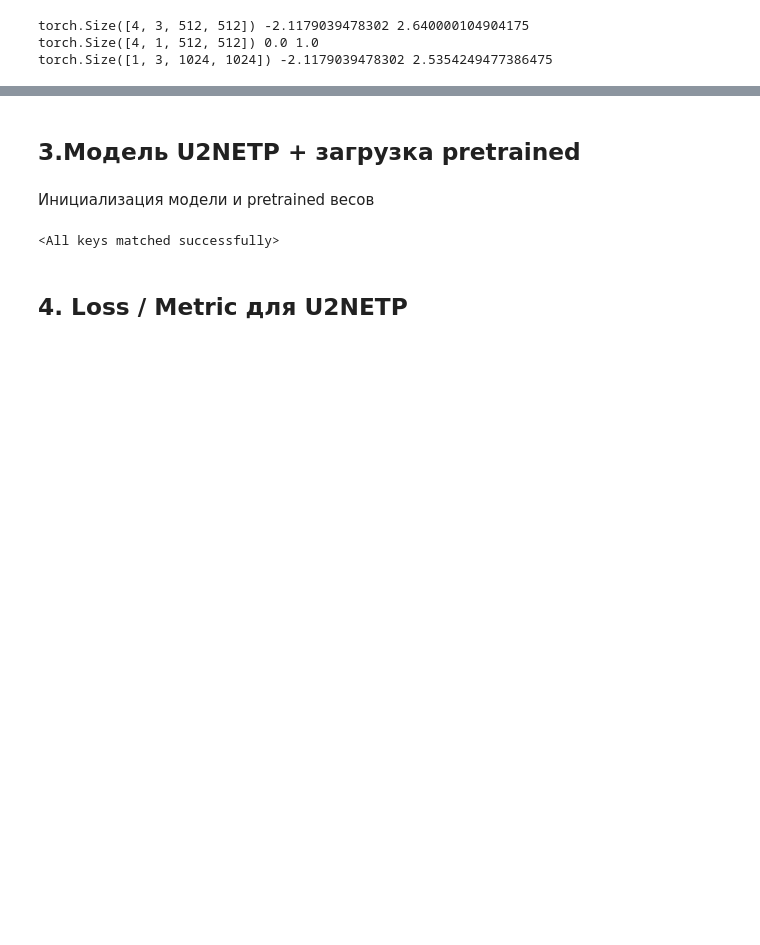
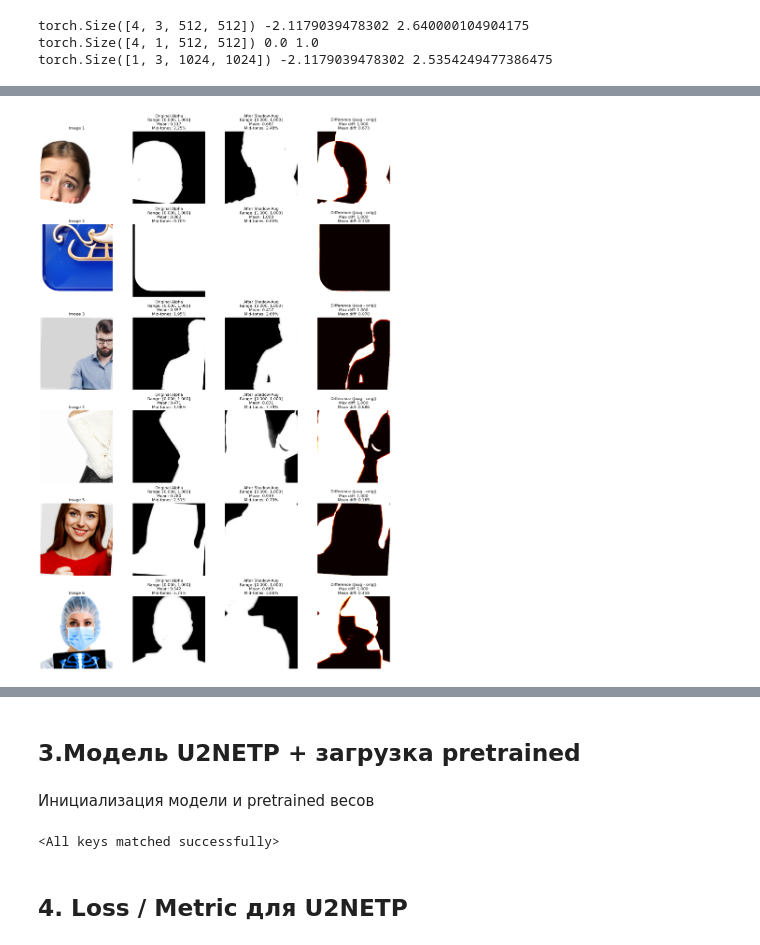
Before and after one commit to DEsterossa/Ecom_CV, a Jupyter notebook: 00_pipeline.ipynb, the cells around one changed output, grey strips where cells are left out. Drawn from its saved outputs; the diff is of its cells as text; code cells hidden in the pictures; blank space fills up the shorter version.

```diff
--- a/00_pipeline.ipynb
+++ b/00_pipeline.ipynb
@@ -309,0 +327,96 @@ torch.Size([1, 3, 1024, 1024]) -2.1179039478302 2.5354249477386475
+# %%
+# Визуализация shadow-as-alpha аугментации: сравнение оригинальных и затемнённых масок
+import matplotlib.pyplot as plt
+import numpy as np
+import torch
+from PIL import Image
+import pandas as pd
+from pathlib import Path
+
+def denorm_img(x):
+    # x: [3,H,W] нормализованное -> [H,W,3] в [0,1]
+    x = x.detach().cpu()
+    # Обратная нормализация ImageNet
+    mean = torch.tensor([0.485, 0.456, 0.406]).view(3, 1, 1)
+    std = torch.tensor([0.229, 0.224, 0.225]).view(3, 1, 1)
+    x = x * std + mean
+    x = x.clamp(0, 1)
+    return x.permute(1, 2, 0).numpy()
+
+# Загружаем CSV для прямого доступа к изображениям
+train_csv = pd.read_csv(TRAIN_CSV)
+n_show = min(6, len(train_csv))
+
+# Создаём временный датасет БЕЗ shadow-as-alpha для сравнения
+from torchvision import transforms
+temp_ds_no_shadow = CsvAlphaDataset(TRAIN_CSV, size=TRAIN_SIZE, augment=train_aug, limit=LIMIT_DATA,
+                                     shadow_aug_p=0.0)  # Отключаем shadow-as-alpha
+temp_loader_no_shadow = DataLoader(temp_ds_no_shadow, batch_size=1, shuffle=False, num_workers=0)
+
+# Создаём датасет С shadow-as-alpha
+temp_ds_with_shadow = CsvAlphaDataset(TRAIN_CSV, size=TRAIN_SIZE, augment=train_aug, limit=LIMIT_DATA,
+                                      shadow_aug_p=0.6, shadow_strength_range=(0.06, 0.18),
+                                      shadow_width_iters_range=(4, 10))
+temp_loader_with_shadow = DataLoader(temp_ds_with_shadow, batch_size=1, shuffle=True, num_workers=0)
+
+fig, axes = plt.subplots(n_show, 4, figsize=(16, 4 * n_show))
+
+for idx in range(n_show):
+    # Берём один и тот же индекс из обоих загрузчиков
+    # Для этого используем фиксированный seed или берём по индексу
+    batch_no_shadow = temp_ds_no_shadow[idx]
+    batch_with_shadow = temp_ds_with_shadow[idx]
+
+    img_t = batch_no_shadow["img"]  # [3, H, W]
+    mask_orig_t = batch_no_shadow["mask"]  # [1, H, W] без shadow-as-alpha
+    mask_aug_t = batch_with_shadow["mask"]  # [1, H, W] с shadow-as-alpha
+
+    # Конвертируем в numpy для визуализации
+    img_np = denorm_img(img_t)
+    mask_orig_np = mask_orig_t[0].detach().cpu().numpy()  # [H, W] в [0, 1]
+    mask_aug_np = mask_aug_t[0].detach().cpu().numpy()  # [H, W] в [0, 1]
+
+    # Статистика
+    orig_min, orig_max = mask_orig_np.min(), mask_orig_np.max()
+    aug_min, aug_max = mask_aug_np.min(), mask_aug_np.max()
+    orig_mean = mask_orig_np.mean()
+    aug_mean = mask_aug_np.mean()
+
+    # Доля полутонов (значения между 0.05 и 0.95)
+    orig_mid_frac = np.mean((mask_orig_np > 0.05) & (mask_orig_np < 0.95))
+    aug_mid_frac = np.mean((mask_aug_np > 0.05) & (mask_aug_np < 0.95))
+
+    # Разница между оригиналом и аугментированной маской
+    diff = np.abs(mask_aug_np - mask_orig_np)
+
+    # Визуализация
+    axes[idx, 0].imshow(img_np)
+    axes[idx, 0].set_title(f"Image {idx+1}")
+    axes[idx, 0].axis("off")
+
+    axes[idx, 1].imshow(mask_orig_np, cmap="gray", vmin=0, vmax=1)
+    axes[idx, 1].set_title(f"Original Alpha\nRange: [{orig_min:.3f}, {orig_max:.3f}]\nMean: {orig_mean:.3f}\nMid-tones: {orig_mid_frac:.2%}")
+    axes[idx, 1].axis("off")
+
+    axes[idx, 2].imshow(mask_aug_np, cmap="gray", vmin=0, vmax=1)
+    axes[idx, 2].set_title(f"After Shadow-Aug\nRange: [{aug_min:.3f}, {aug_max:.3f}]\nMean: {aug_mean:.3f}\nMid-tones: {aug_mid_frac:.2%}")
+    axes[idx, 2].axis("off")
+
+    # Разница между оригиналом и аугментированной маской
+    axes[idx, 3].imshow(diff, cmap="hot", vmin=0, vmax=0.3)
+    axes[idx, 3].set_title(f"Difference (|aug - orig|)\nMax diff: {diff.max():.3f}\nMean diff: {diff.mean():.3f}")
+    axes[idx, 3].axis("off")
+
+    # Выводим статистику в консоль
+    print(f"\n[{idx+1}] Image:")
+    print(f"  Original: range=[{orig_min:.3f}, {orig_max:.3f}], mean={orig_mean:.3f}, mid-tones={orig_mid_frac:.2%}")
+    print(f"  Augmented: range=[{aug_min:.3f}, {aug_max:.3f}], mean={aug_mean:.3f}, mid-tones={aug_mid_frac:.2%}")
+    print(f"  Difference: max={diff.max():.3f}, mean={diff.mean():.3f}")
+
+plt.tight_layout()
+plt.show()
+
+print("\n" + "="*60)
+print("Визуализация shadow-as-alpha аугментации завершена")
+print("="*60)
+# %% [output]
@@ -309,0 +440 @@ torch.Size([1, 3, 1024, 1024]) -2.1179039478302 2.5354249477386475
+[figure, added]
```
Also changed, not shown: parts of 14 cells of this notebook, 6 other files.
